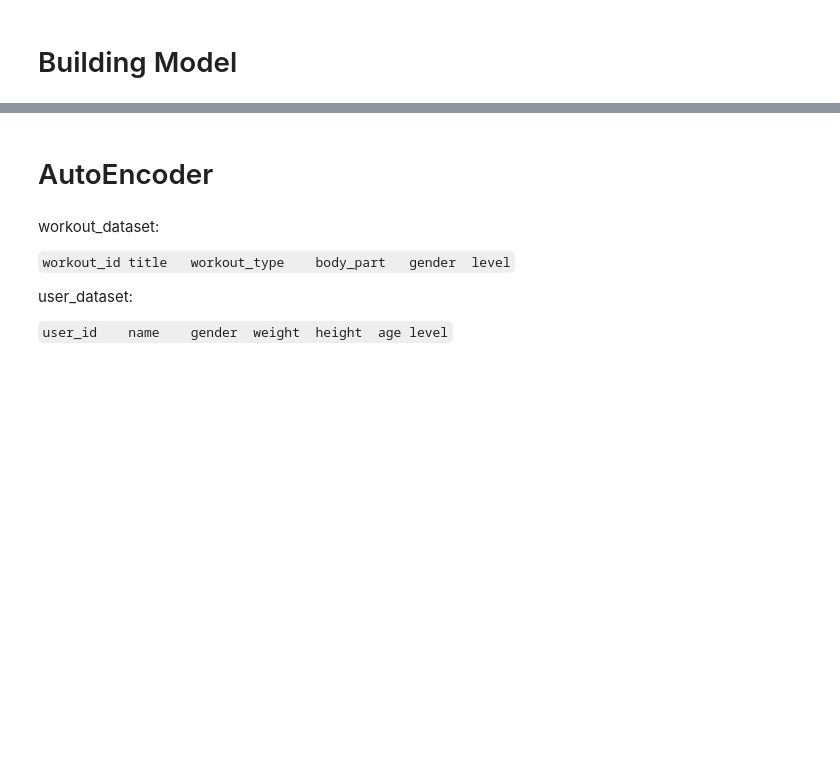
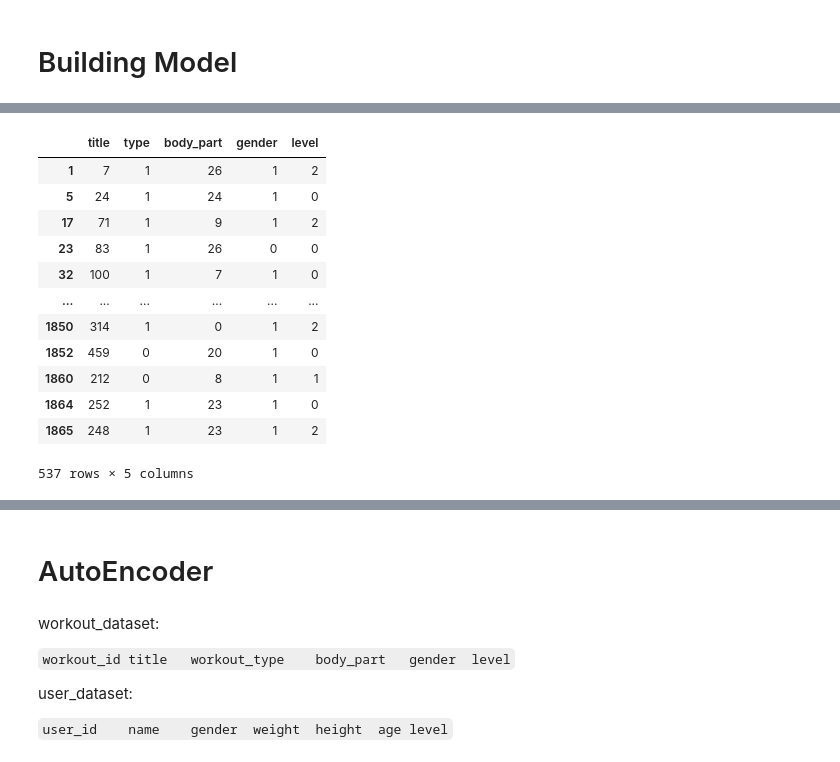
Before and after one commit to CH2-PS020-FitSync/CH2-PS020-ML, a Jupyter notebook: model/Workout-Recommender.ipynb, the cells around one changed output, grey strips where cells are left out. Saved outputs shown, nothing was run; the diff lists cells and outputs as text; code cells hidden in the pictures; blank space fills up the shorter version.

```diff
--- a/model/Workout-Recommender.ipynb
+++ b/model/Workout-Recommender.ipynb
@@ -247,3 +263,19 @@ model = train(df_workout_copy, './saved_model/workout.h5', df_hist_copy)
+# %%
+df_workout_copy
+# %% [output]
+|  | title | type | body_part | gender | level |
+| 1 | 7 | 1 | 26 | 1 | 2 |
+| 5 | 24 | 1 | 24 | 1 | 0 |
+| 17 | 71 | 1 | 9 | 1 | 2 |
+| 23 | 83 | 1 | 26 | 0 | 0 |
+| 32 | 100 | 1 | 7 | 1 | 0 |
+| ... | ... | ... | ... | ... | ... |
+| 1850 | 314 | 1 | 0 | 1 | 2 |
+| 1852 | 459 | 0 | 20 | 1 | 0 |
+| 1860 | 212 | 0 | 8 | 1 | 1 |
+| 1864 | 252 | 1 | 23 | 1 | 0 |
+| 1865 | 248 | 1 | 23 | 1 | 2 |
+537 rows × 5 columns
 # %%
 def predict_n(n, name, gender_workout, df_hist, df_user):
     user = df_user.copy()[df_user.name == name]
```
Also changed, not shown: parts of 14 cells of this notebook, 1 other file.
